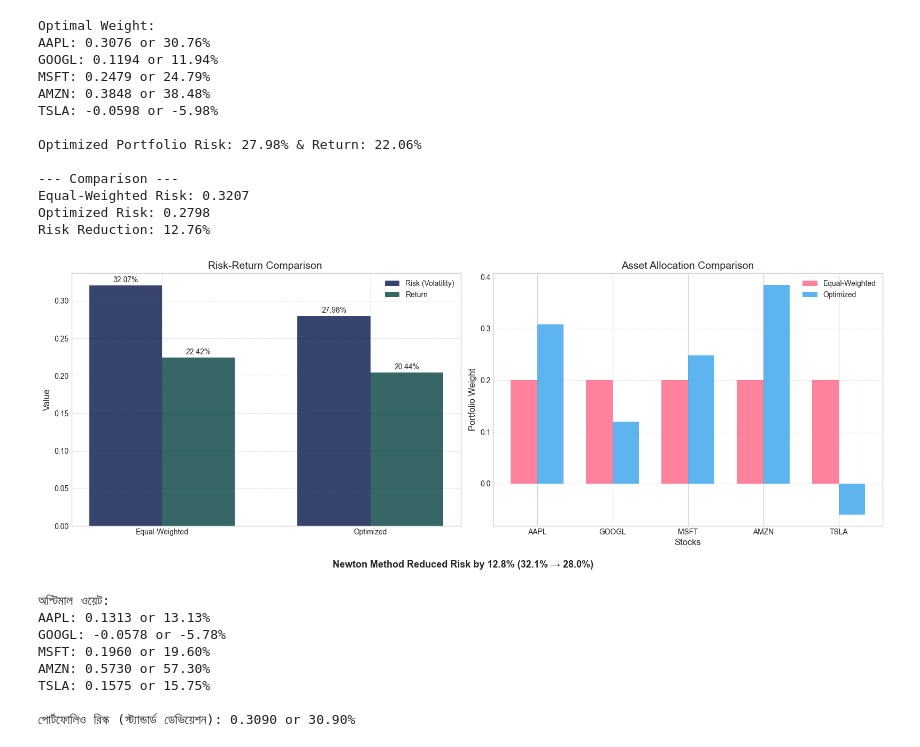
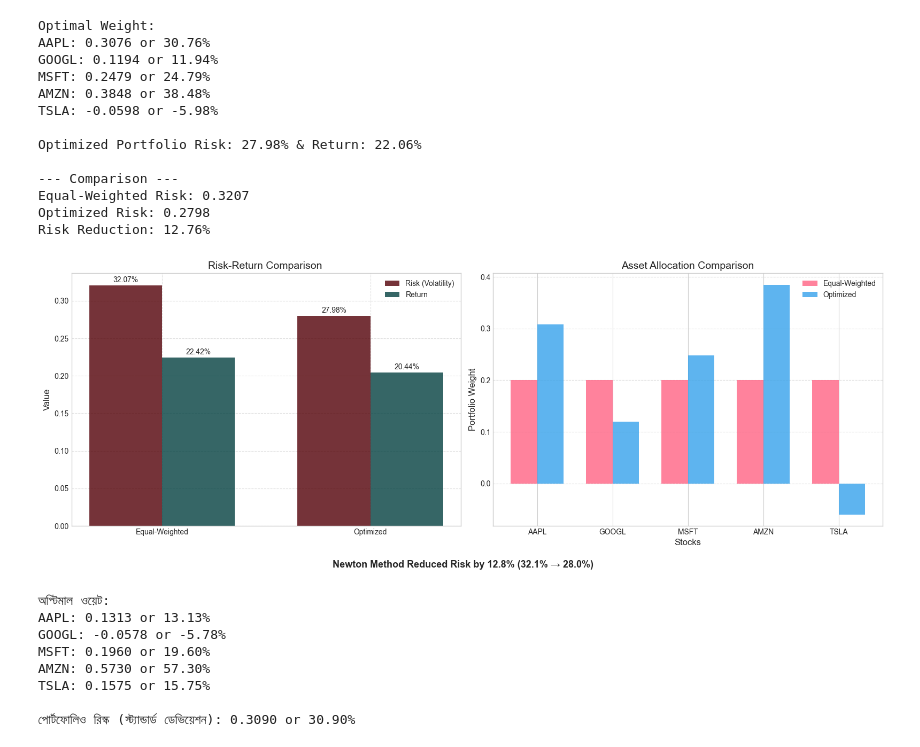
Before and after one commit to Jihadul-Islam1/Machine-Learning, a Jupyter notebook: Machine learning/Numerical/port2.ipynb, the cells around one changed output. Cells and saved outputs as stored; diff of their text form; code cells hidden in the pictures.

```diff
--- a/Machine learning/Numerical/port2.ipynb
+++ b/Machine learning/Numerical/port2.ipynb
@@ -154,7 +154,7 @@ fig, (ax1, ax2) = plt.subplots(1, 2, figsize=(16, 6))
 # Bar chart
 bar_width = 0.35
 x_bar = np.arange(len(labels))
-ax1.bar(x_bar - bar_width/2, risks, bar_width, label='Risk (Volatility)', color="#05154BD2", alpha=0.8)
+ax1.bar(x_bar - bar_width/2, risks, bar_width, label='Risk (Volatility)', color="#530007D2", alpha=0.8)
 ax1.bar(x_bar + bar_width/2, returns, bar_width, label='Return', color="#034040", alpha=0.8)
 
 # Scatter points (on the same plot)
@@ -178,34 +178,34 @@ for i in range(len(labels)):
 # 4. Weights Comparison Bar Chart
 bar_width = 0.35
 x = np.arange(len(stocks))
 
 ax2.bar(x - bar_width/2, equal_weights, bar_width,
         label='Equal-Weighted', color=colors[0], alpha=0.8)
 ax2.bar(x + bar_width/2, optimal_weights, bar_width,
         label='Optimized', color=colors[1], alpha=0.8)
 
 ax2.set_xlabel('Stocks', fontsize=12)
 ax2.set_ylabel('Portfolio Weight', fontsize=12)
 ax2.set_title('Asset Allocation Comparison', fontsize=14)
 ax2.set_xticks(x)
 ax2.set_xticklabels(stocks)
 ax2.legend()
 ax2.grid(True, axis='y', linestyle='--', alpha=0.7)
 
 # 5. Risk reduction annotation
 risk_reduction = (equal_risk - optimal_risk)/equal_risk*100
 fig.text(0.5, 0.02,
          f"Newton Method Reduced Risk by {risk_reduction:.1f}% "
          f"({equal_risk*100:.1f}% → {optimal_risk*100:.1f}%)",
          ha='center', fontsize=13, weight='bold')
 
 # 6. Save and show
 plt.tight_layout()
 plt.subplots_adjust(bottom=0.15)
 plt.savefig('portfolio_optimization_comparison_with_bars.png', dpi=300, bbox_inches='tight')
 plt.show()
 # %% [output]
-[figure, old version]
+[figure, new version]
 # %%
 def optimize_portfolio(mu, cov_matrix, target_return):
     n = len(mu)  # স্টকের সংখ্যা
```
Also changed, not shown: parts of 1 cell of this notebook, 10 other files.
